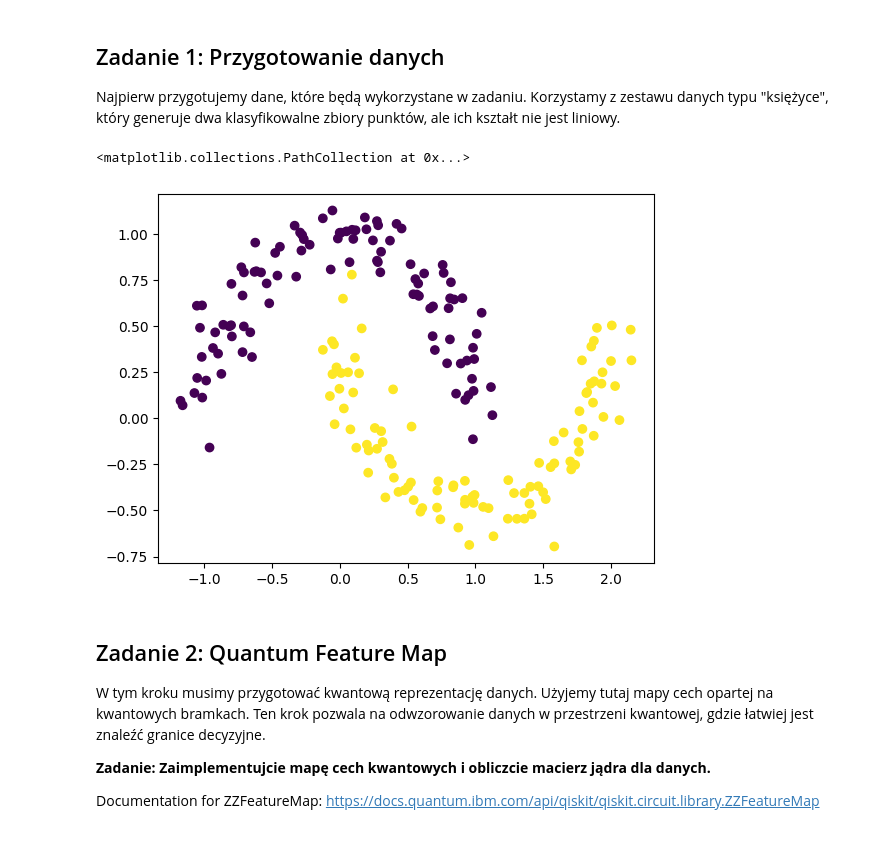
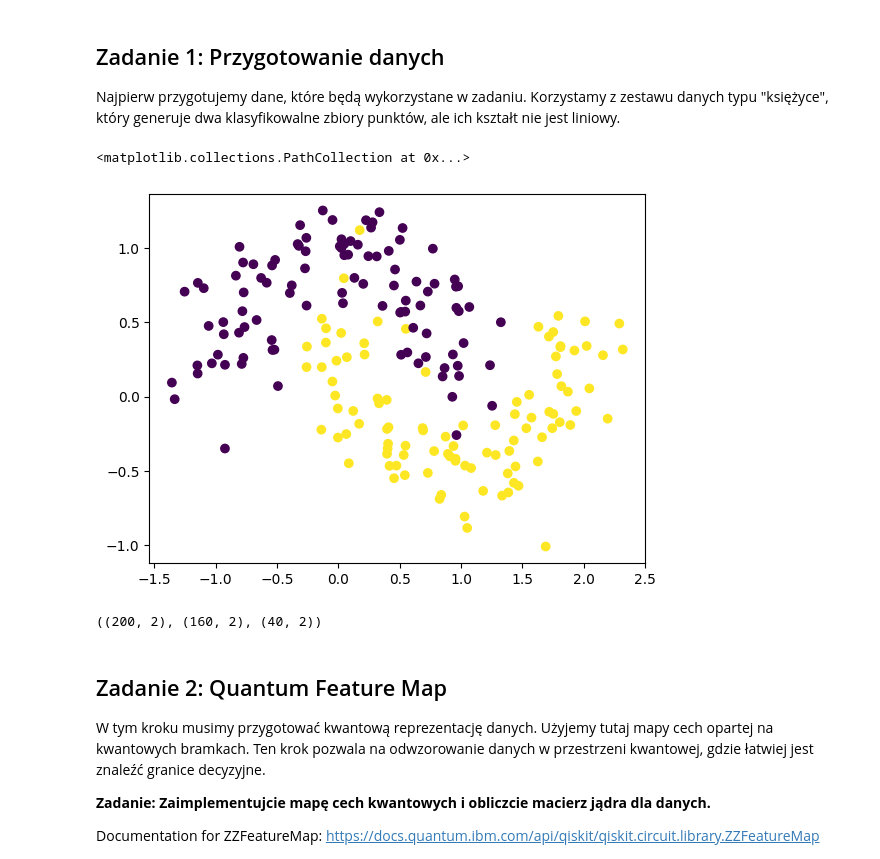
Before and after one commit to jozef-kasprzycki/quantum_ai, a Jupyter notebook: Intro_to_ml_notebook/linear_QSVC_zadanie.ipynb, the cells around one changed output. Cells and saved outputs as stored; diff of their text form; code cells hidden in the pictures.

```diff
--- a/Intro_to_ml_notebook/linear_QSVC_zadanie.ipynb
+++ b/Intro_to_ml_notebook/linear_QSVC_zadanie.ipynb
@@ -18,15 +19,20 @@ algorithm_globals.random_seed = random_seed
 # %%
 %matplotlib inline
 
 from sklearn.datasets import make_moons
 from sklearn.model_selection import train_test_split
 
-X, y = make_moons(n_samples=200, noise=.1, random_state=random_seed)
-X_train, X_test, y_train, y_test = train_test_split(X, y, test_size=.2, random_state=random_seed)
+X, y = make_moons(n_samples=200, noise=.2, random_state=random_seed)
+
 plt.scatter(X[:,0], X[:,1], c=y)
 # %% [output]
 <matplotlib.collections.PathCollection at 0x...>
-[figure, old version]
+[figure, new version]
+# %%
+X_train, X_test, y_train, y_test = train_test_split(X, y, test_size=.2, random_state=random_seed)
+X.shape, X_train.shape, X_test.shape
+# %% [output]
+((200, 2), (160, 2), (40, 2))
 # %% [markdown]
 ## Zadanie 2: Quantum Feature Map
 W tym kroku musimy przygotować kwantową reprezentację danych. Użyjemy tutaj mapy cech opartej na kwantowych bramkach. Ten krok pozwala na odwzorowanie danych w przestrzeni kwantowej, gdzie łatwiej jest znaleźć granice decyzyjne.
```
Also changed, not shown: parts of 11 cells of this notebook.
